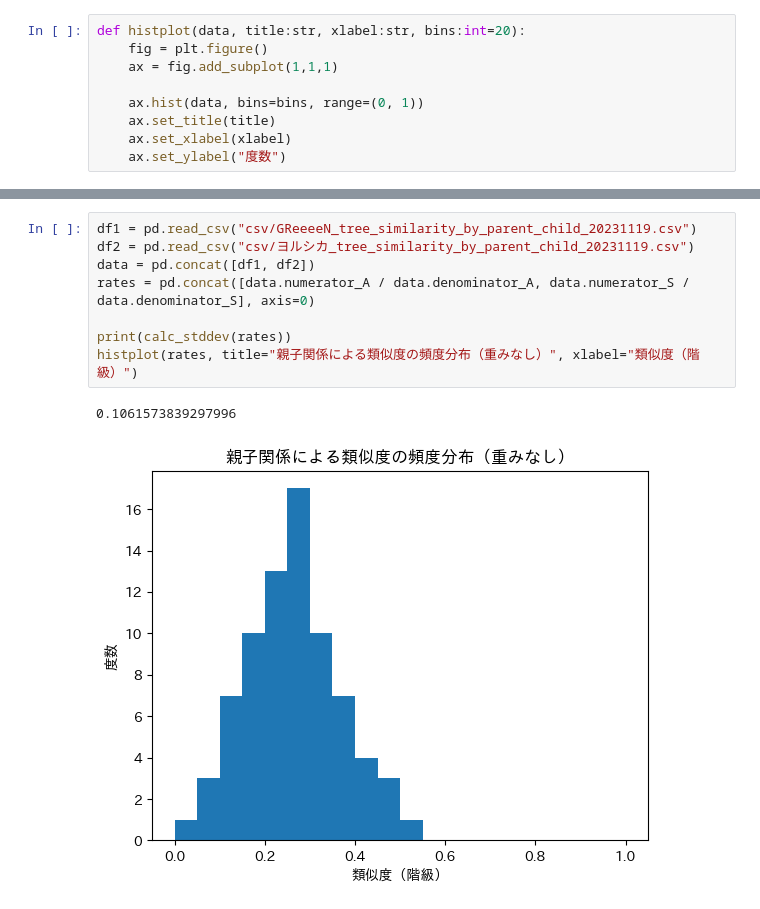
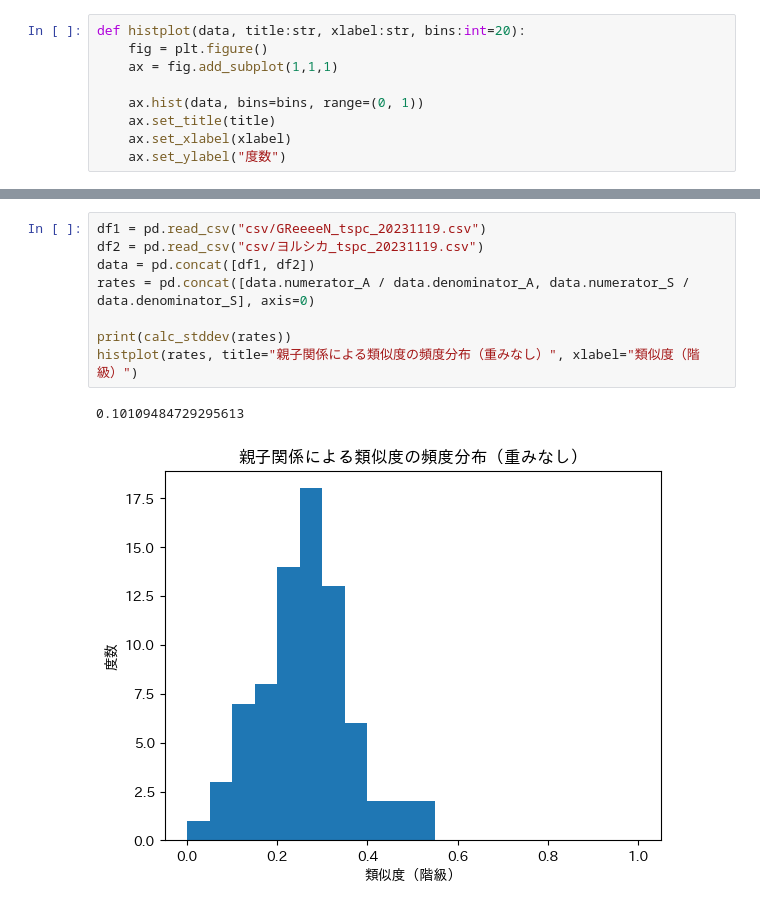
Before and after one commit to tsubasasugawara/lyrics_melody_analyzer, a Jupyter notebook: notebooks/method_comparison.ipynb, the cells around one changed output, grey strips where cells are left out. Saved outputs shown, nothing was run; the diff lists cells and outputs as text.

```diff
--- a/notebooks/method_comparison.ipynb
+++ b/notebooks/method_comparison.ipynb
@@ -33,12 +33,12 @@ histplot(rates, title="部分木の個数計算による類似度の頻度分布
 # %%
-df1 = pd.read_csv("csv/GReeeeN_tree_similarity_by_parent_child_20231119.csv")
-df2 = pd.read_csv("csv/ヨルシカ_tree_similarity_by_parent_child_20231119.csv")
+df1 = pd.read_csv("csv/GReeeeN_tspc_20231119.csv")
+df2 = pd.read_csv("csv/ヨルシカ_tspc_20231119.csv")
 data = pd.concat([df1, df2])
 rates = pd.concat([data.numerator_A / data.denominator_A, data.numerator_S / data.denominator_S], axis=0)
 
 print(calc_stddev(rates))
 histplot(rates, title="親子関係による類似度の頻度分布（重みなし）", xlabel="類似度（階級）")
 # %% [output]
-0.1061573839297996
+0.10109484729295613
-[figure, old version]
+[figure, new version]
 # %%
```
Also changed, not shown: parts of 2 cells of this notebook, 9 other files.
